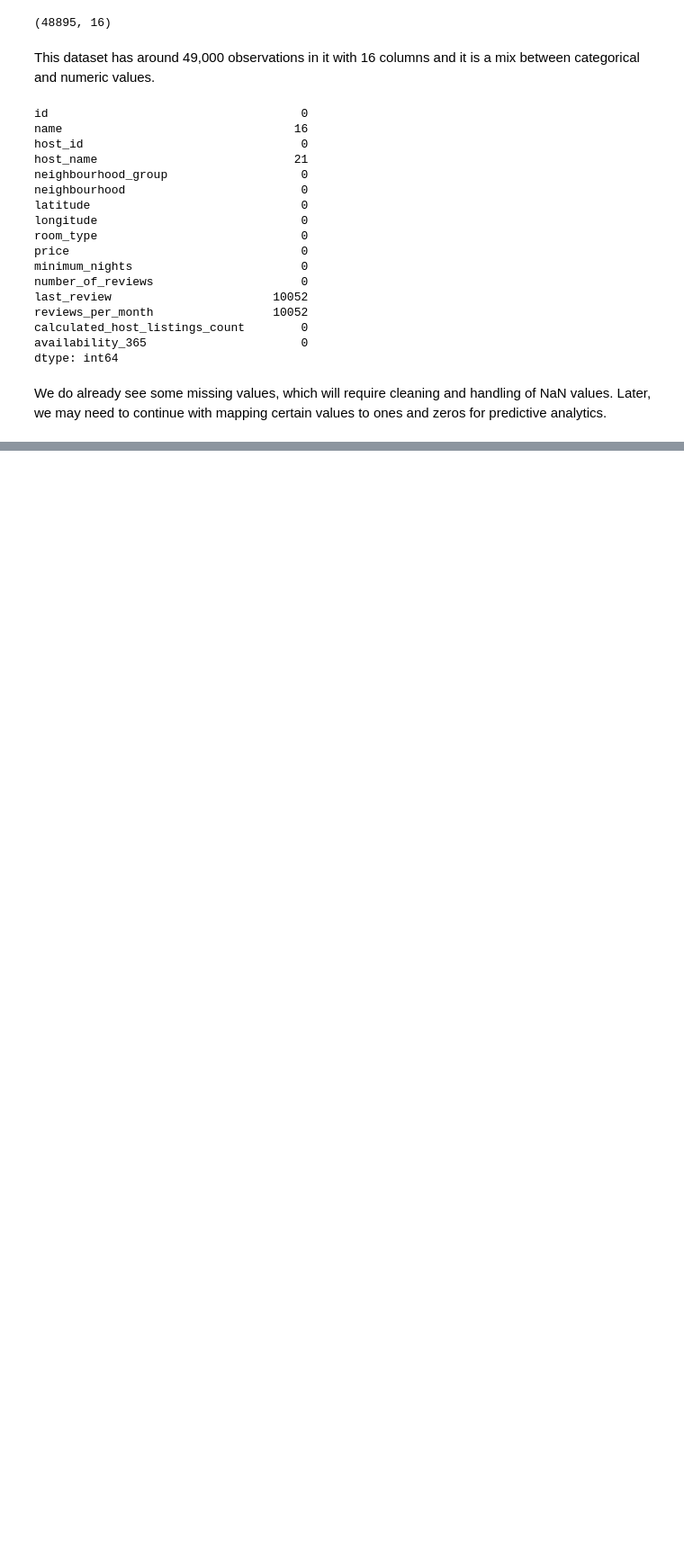
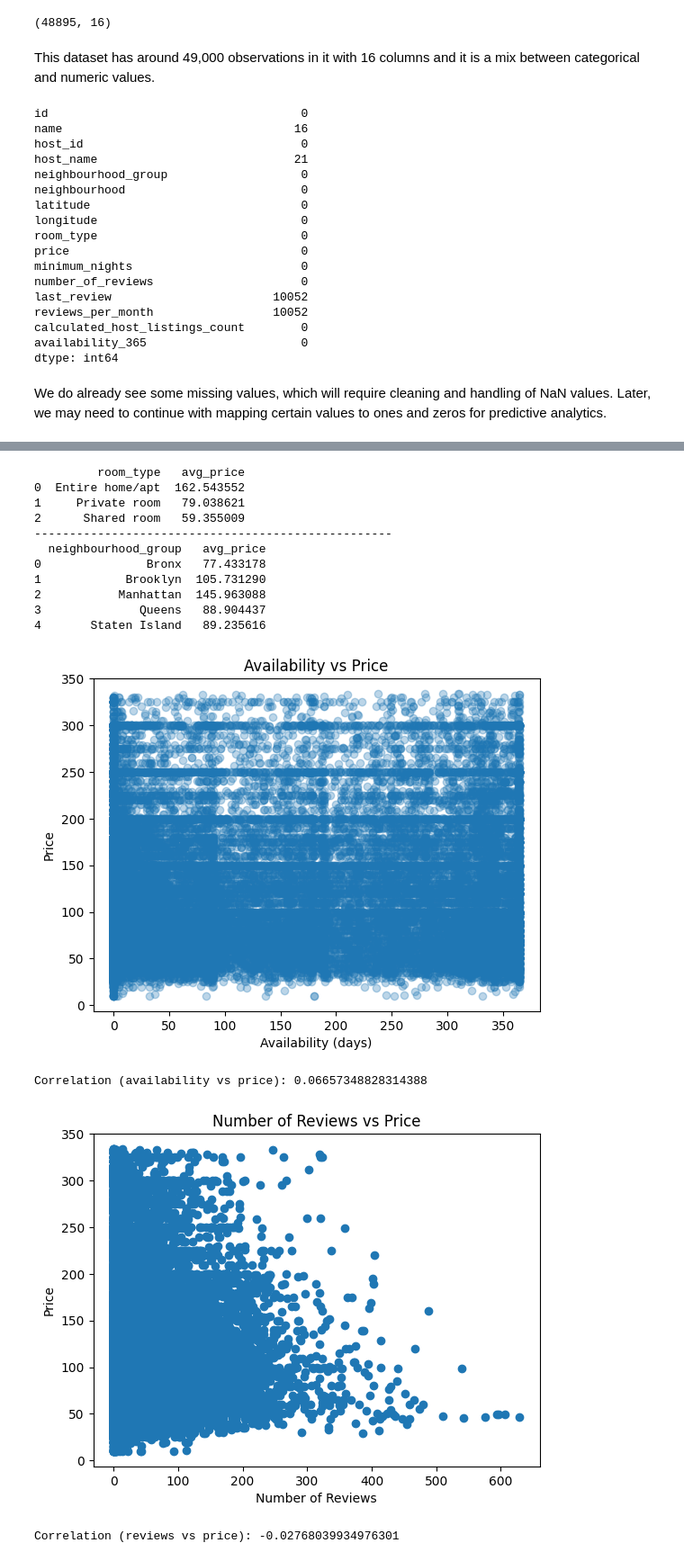
Before and after one commit to ulkar04/airbnb, a Jupyter notebook: airbnb.ipynb, the cells around one changed output, grey strips where cells are left out. Shown at 90% size. Saved outputs shown, nothing was run; the diff lists cells and outputs as text; code cells hidden in the pictures; blank space fills up the shorter version.

```diff
--- a/airbnb.ipynb
+++ b/airbnb.ipynb
@@ -83,0 +406,57 @@ airbnb_data.describe()
+# %%
+price_by_room = (
+    airbnb_data.groupby("room_type")["price"]
+    .mean()
+    .reset_index(name="avg_price")
+)
+
+print(price_by_room)
+
+print('---------------------------------------------------')
+
+price_by_neighbourhood = (
+    airbnb_data.groupby("neighbourhood_group")["price"]
+    .mean()
+    .reset_index(name="avg_price")
+)
+
+print(price_by_neighbourhood)
+
+plt.figure()
+plt.scatter(airbnb_data["availability_365"], airbnb_data["price"], alpha=0.3)
+plt.title("Availability vs Price")
+plt.xlabel("Availability (days)")
+plt.ylabel("Price")
+
+plt.show()
+
+corr_availability_price = airbnb_data["availability_365"].corr(airbnb_data["price"])
+print("Correlation (availability vs price):", corr_availability_price)
+
+
+plt.figure()
+plt.scatter(airbnb_data["number_of_reviews"], airbnb_data["price"])
+
+plt.title("Number of Reviews vs Price")
+plt.xlabel("Number of Reviews")
+plt.ylabel("Price")
+
+plt.show()
+corr_reviews_price = airbnb_data["number_of_reviews"].corr(airbnb_data["price"])
+print("Correlation (reviews vs price):", corr_reviews_price)
+# %% [output]
+         room_type   avg_price
+0  Entire home/apt  162.543552
+1     Private room   79.038621
+2      Shared room   59.355009
+---------------------------------------------------
+  neighbourhood_group   avg_price
+0               Bronx   77.433178
+1            Brooklyn  105.731290
+2           Manhattan  145.963088
+3              Queens   88.904437
+4       Staten Island   89.235616
+[figure, added]
+Correlation (availability vs price): 0.06657348828314388
+[figure, added]
+Correlation (reviews vs price): -0.02768039934976301
```
Also changed, not shown: parts of 41 cells of this notebook.
